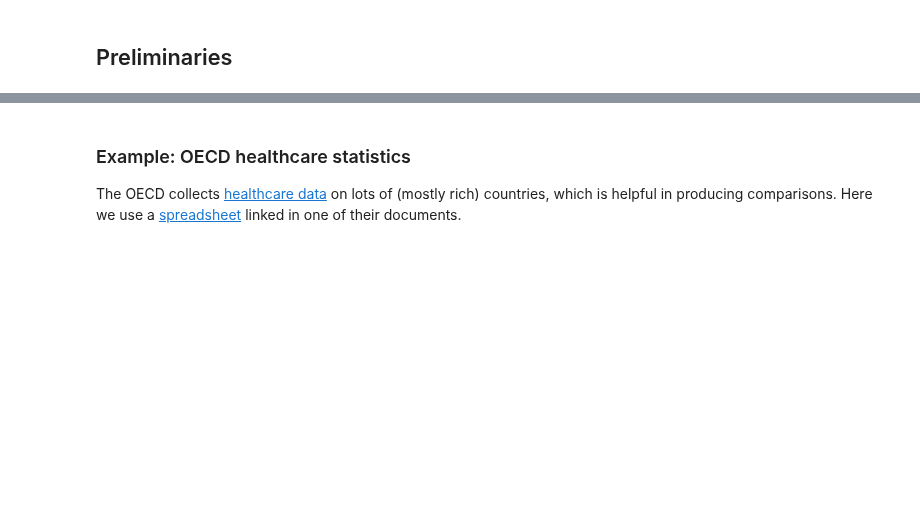
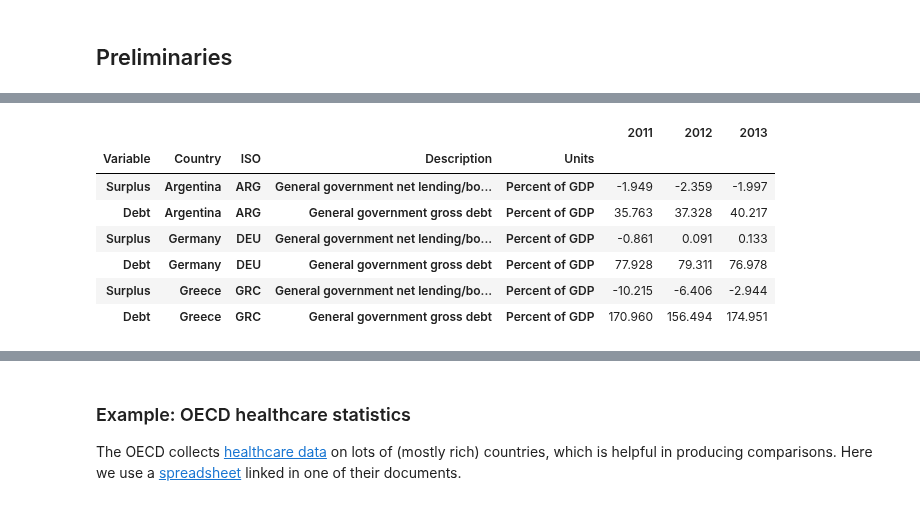
Before and after one commit to DaveBackus/Data_Bootcamp, a Jupyter notebook: Code/IPython/bootcamp_pandas-shape.ipynb, the cells around one changed output, grey strips where cells are left out. Cells and saved outputs as stored; diff of their text form; code cells hidden in the pictures; blank space fills up the shorter version.

```diff
--- a/Code/IPython/bootcamp_pandas-shape.ipynb
+++ b/Code/IPython/bootcamp_pandas-shape.ipynb
@@ -48,0 +155,13 @@ We load some of the examples from the previous notebook. The two examples share
+# %%
+# we can do this with two or more if we like
+ddi = dd.set_index(['Variable', 'Country', 'ISO', 'Description', 'Units'])
+ddi
+# %% [output]
+|  |  |  |  |  | 2011 | 2012 | 2013 |
+| Variable | Country | ISO | Description | Units |  |  |  |
+| Surplus | Argentina | ARG | General government net lending/bo... | Percent of GDP | -1.949 | -2.359 | -1.997 |
+| Debt | Argentina | ARG | General government gross debt | Percent of GDP | 35.763 | 37.328 | 40.217 |
+| Surplus | Germany | DEU | General government net lending/bo... | Percent of GDP | -0.861 | 0.091 | 0.133 |
+| Debt | Germany | DEU | General government gross debt | Percent of GDP | 77.928 | 79.311 | 76.978 |
+| Surplus | Greece | GRC | General government net lending/bo... | Percent of GDP | -10.215 | -6.406 | -2.944 |
+| Debt | Greece | GRC | General government gross debt | Percent of GDP | 170.960 | 156.494 | 174.951 |
```
Also changed, not shown: parts of 84 cells of this notebook, 11 other files.
